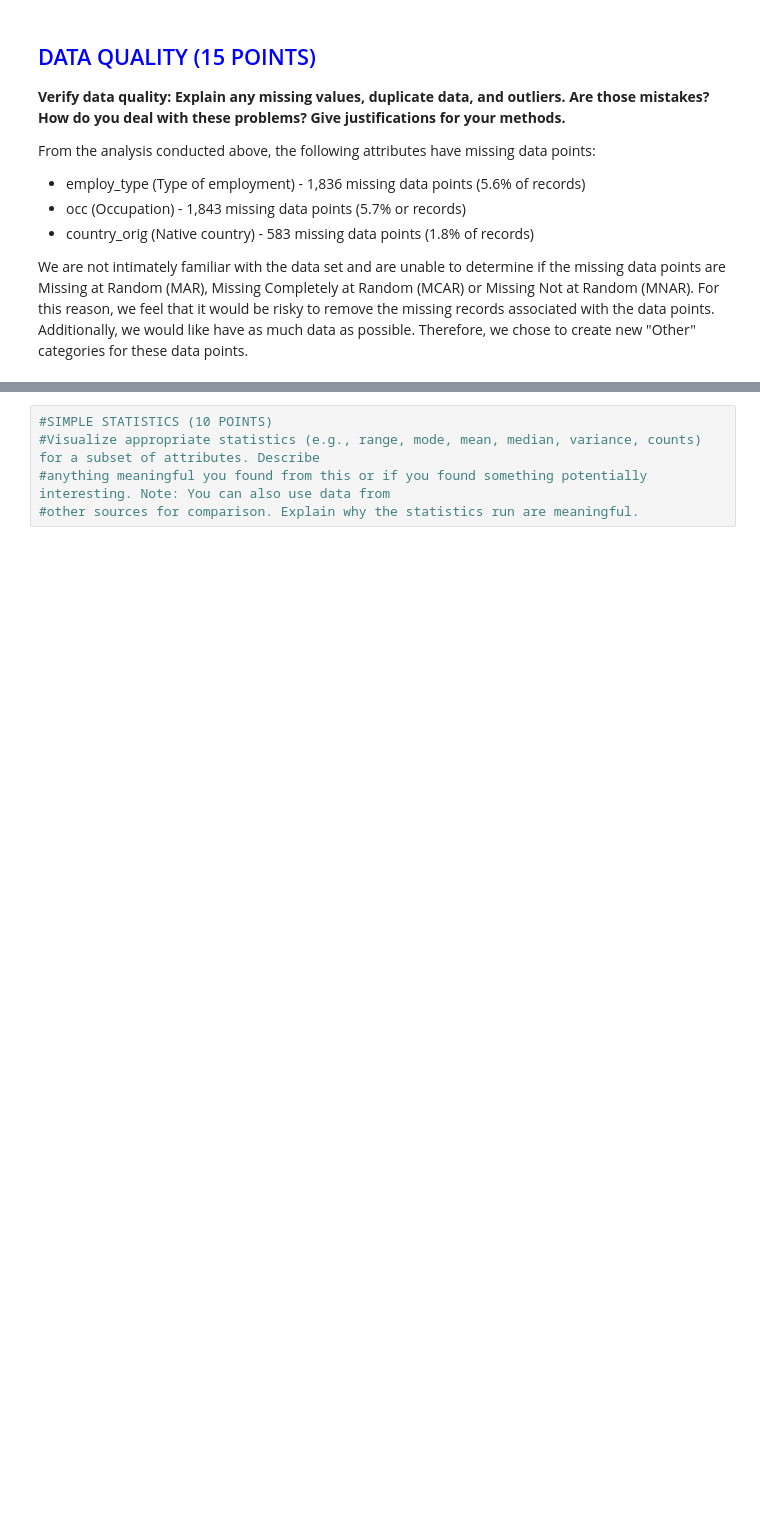
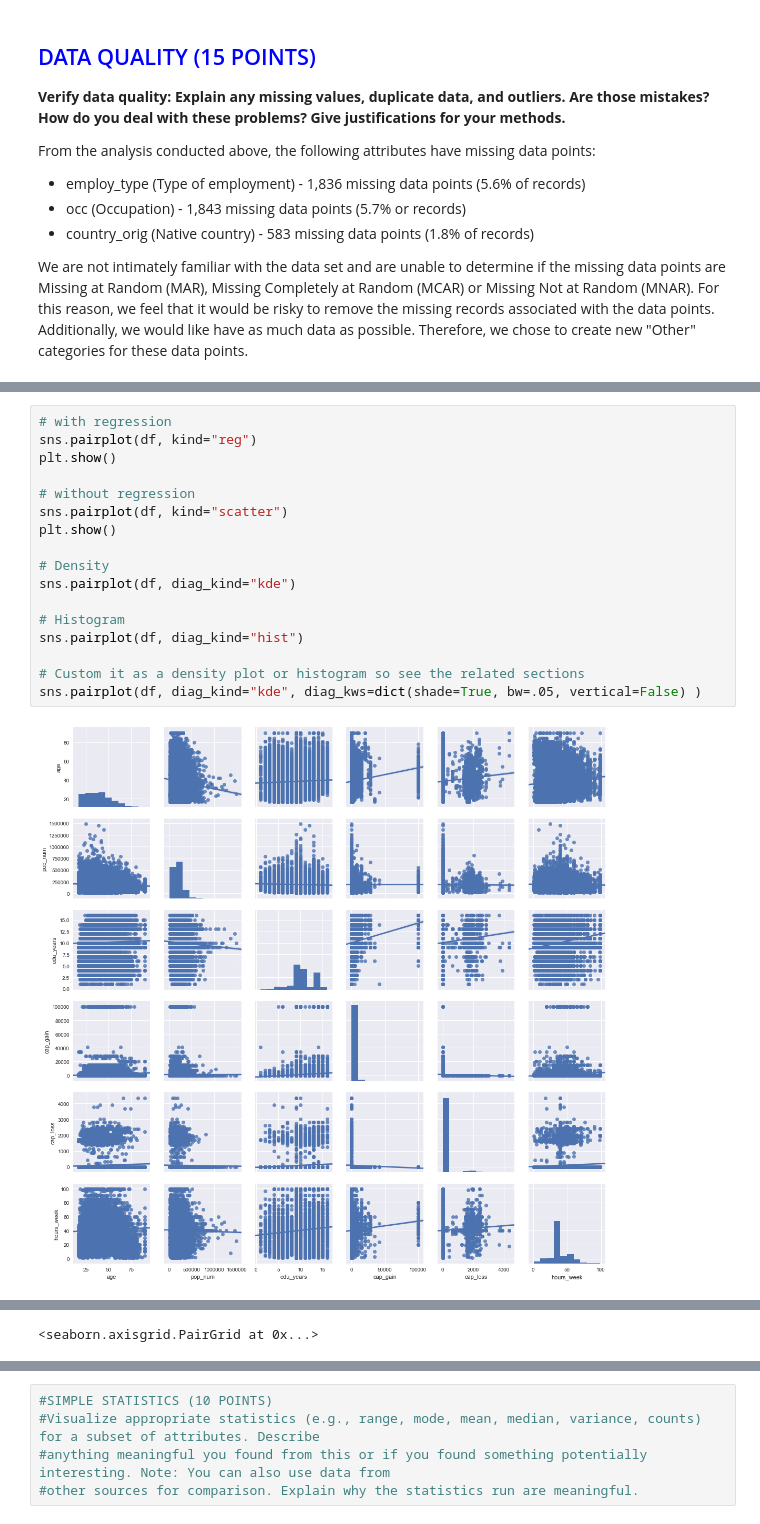
Before and after one commit to emccandlesssmu/data_mining, a Jupyter notebook: Assignment_GK.ipynb, the cells around one changed output, grey strips where cells are left out. Cells and saved outputs as stored; diff of their text form; blank space fills up the shorter version.

Commit message:
Update Assignment_GK.ipynb
Updated with plots

```diff
--- a/Assignment_GK.ipynb
+++ b/Assignment_GK.ipynb
@@ -225,3 +228,22 @@ sns.distplot(df["age"], ax=ax_hist)
 <matplotlib.axes._subplots.AxesSubplot at 0x...>
 [figure]
 [figure]
+# %%
+# with regression
+sns.pairplot(df, kind="reg")
+plt.show()
+
+# without regression
+sns.pairplot(df, kind="scatter")
+plt.show()
+
+# Density
+sns.pairplot(df, diag_kind="kde")
+
+# Histogram
+sns.pairplot(df, diag_kind="hist")
+
+# Custom it as a density plot or histogram so see the related sections
+sns.pairplot(df, diag_kind="kde", diag_kws=dict(shade=True, bw=.05, vertical=False) )
+# %% [output]
+[figure, added]
@@ -227,0 +251 @@ sns.distplot(df["age"], ax=ax_hist)
+<seaborn.axisgrid.PairGrid at 0x...>
```
Also changed, not shown: parts of 5 cells of this notebook.
